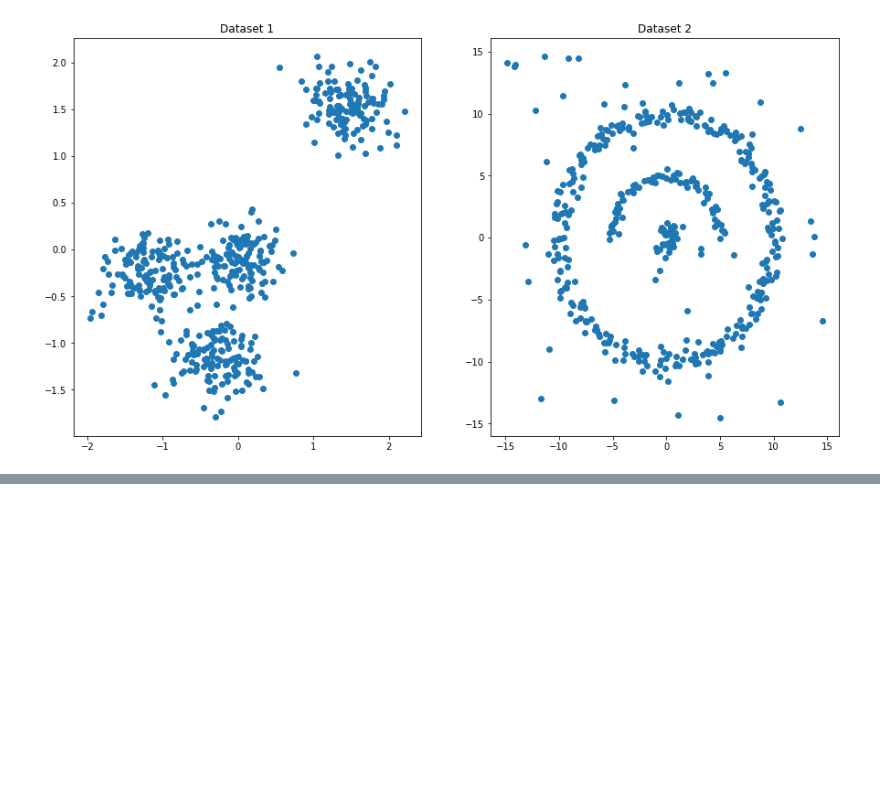
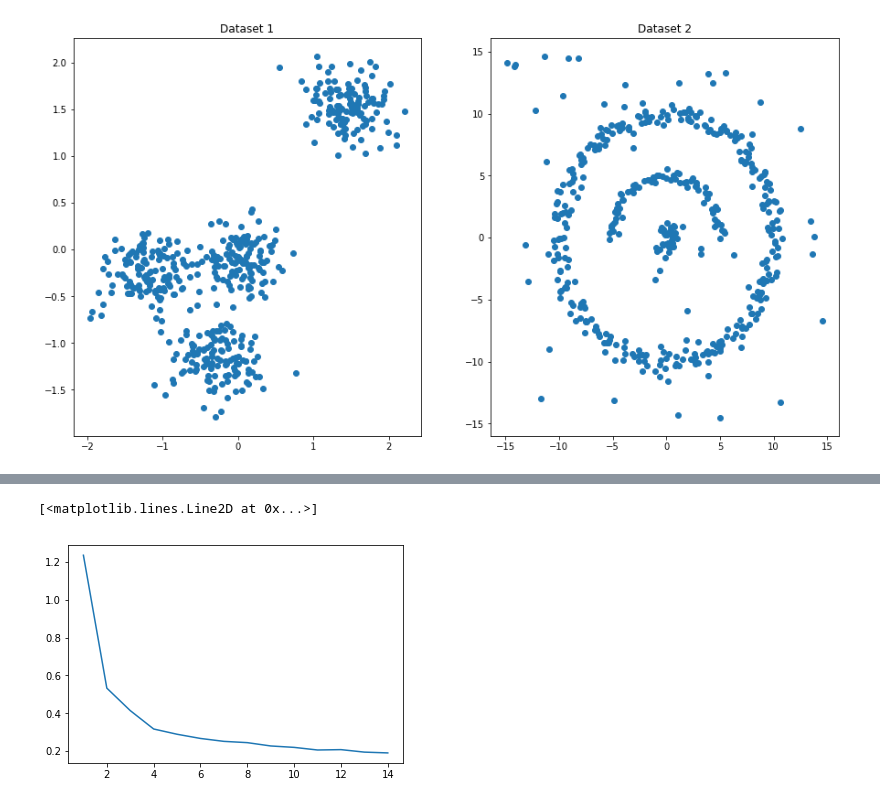
Before and after one commit to mohammadmozafari/data-mining-aut, a Jupyter notebook: 4_kmeans.ipynb, the cells around one changed output, grey strips where cells are left out. Saved outputs shown, nothing was run; the diff lists cells and outputs as text; code cells hidden in the pictures; blank space fills up the shorter version.

```diff
--- a/4_kmeans.ipynb
+++ b/4_kmeans.ipynb
@@ -46,0 +84,6 @@ run_kmeans([2, 3, 4], dataset1, 50)
+# %%
+errors = run_kmeans(list(range(1, 15)), dataset1, 1000, talk=False)
+plt.plot(list(range(1, 15)), errors)
+# %% [output]
+[<matplotlib.lines.Line2D at 0x...>]
+[figure, added]
```
Also changed, not shown: parts of 3 cells of this notebook.
